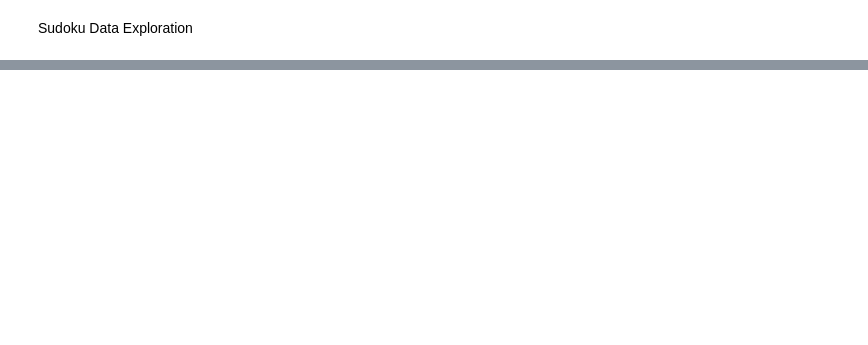
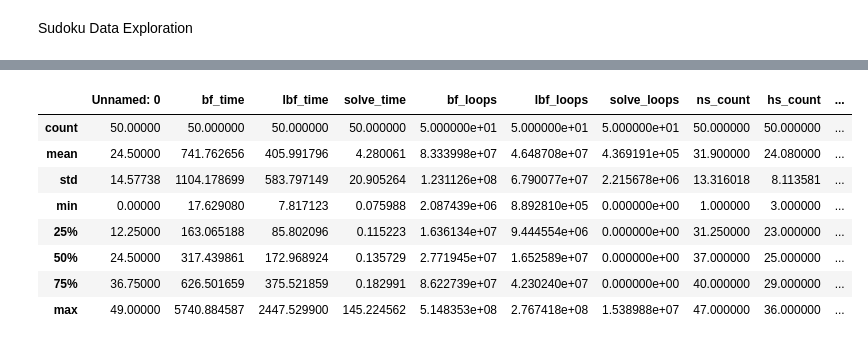
Before and after one commit to evan-freeman/games, a Jupyter notebook: sudoku/Sudoku Data Exploration.ipynb, the cells around one changed output, grey strips where cells are left out. Cells and saved outputs as stored; diff of their text form; code cells hidden in the pictures; blank space fills up the shorter version.

```diff
--- a/sudoku/Sudoku Data Exploration.ipynb
+++ b/sudoku/Sudoku Data Exploration.ipynb
@@ -126,0 +30,12 @@ sudoku_df.to_csv(f'{filepath}hardproblemset1.csv',index=False, header =1)
+# %%
+minclue_df.describe()
+# %% [output]
+|  | Unnamed: 0 | bf_time | lbf_time | solve_time | bf_loops | lbf_loops | solve_loops | ns_count | hs_count | ... |
+| count | 50.00000 | 50.000000 | 50.000000 | 50.000000 | 5.000000e+01 | 5.000000e+01 | 5.000000e+01 | 50.000000 | 50.000000 | ... |
+| mean | 24.50000 | 741.762656 | 405.991796 | 4.280061 | 8.333998e+07 | 4.648708e+07 | 4.369191e+05 | 31.900000 | 24.080000 | ... |
+| std | 14.57738 | 1104.178699 | 583.797149 | 20.905264 | 1.231126e+08 | 6.790077e+07 | 2.215678e+06 | 13.316018 | 8.113581 | ... |
+| min | 0.00000 | 17.629080 | 7.817123 | 0.075988 | 2.087439e+06 | 8.892810e+05 | 0.000000e+00 | 1.000000 | 3.000000 | ... |
+| 25% | 12.25000 | 163.065188 | 85.802096 | 0.115223 | 1.636134e+07 | 9.444554e+06 | 0.000000e+00 | 31.250000 | 23.000000 | ... |
+| 50% | 24.50000 | 317.439861 | 172.968924 | 0.135729 | 2.771945e+07 | 1.652589e+07 | 0.000000e+00 | 37.000000 | 25.000000 | ... |
+| 75% | 36.75000 | 626.501659 | 375.521859 | 0.182991 | 8.622739e+07 | 4.230240e+07 | 0.000000e+00 | 40.000000 | 29.000000 | ... |
+| max | 49.00000 | 5740.884587 | 2447.529900 | 145.224562 | 5.148353e+08 | 2.767418e+08 | 1.538988e+07 | 47.000000 | 36.000000 | ... |
```
Also changed, not shown: parts of 9 cells of this notebook, 9 other files.
